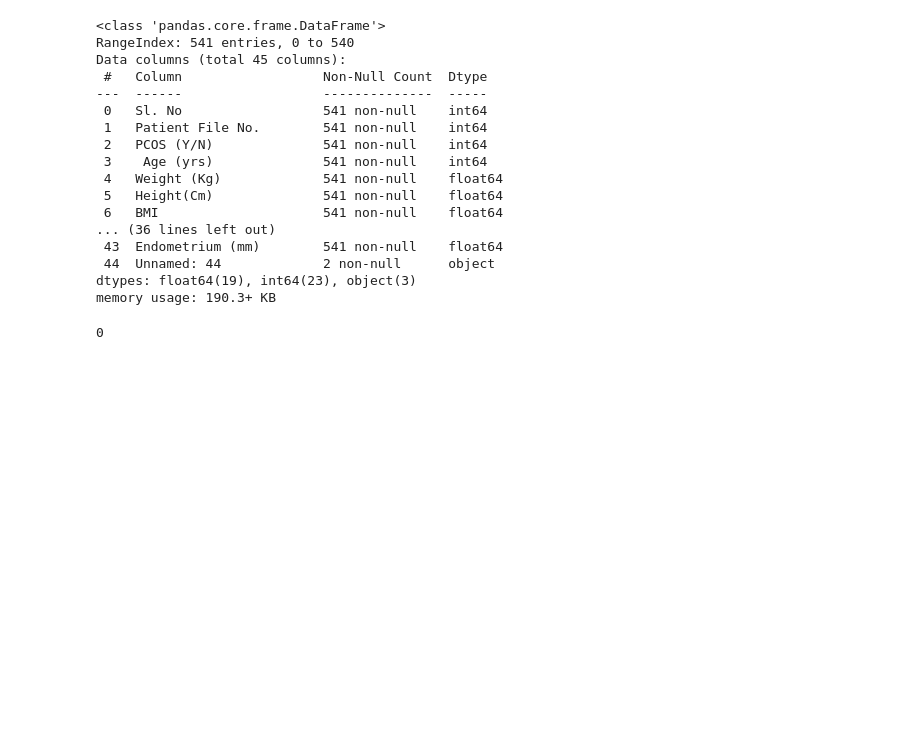
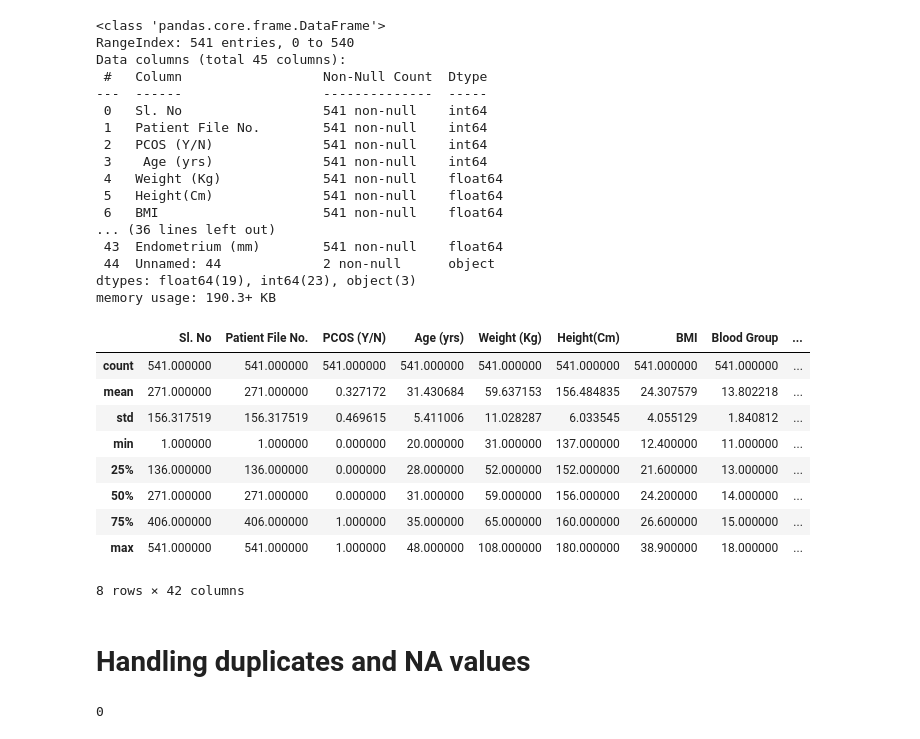
Before and after one commit to stacychann/dsa4262_pcos, a Jupyter notebook: Cleaning_EDA.ipynb, the cells around one changed output. Saved outputs shown, nothing was run; the diff lists cells and outputs as text; code cells hidden in the pictures; blank space fills up the shorter version.

```diff
--- a/Cleaning_EDA.ipynb
+++ b/Cleaning_EDA.ipynb
@@ -50,6 +40,21 @@ Data columns (total 45 columns):
  44  Unnamed: 44             2 non-null      object
 dtypes: float64(19), int64(23), object(3)
 memory usage: 190.3+ KB
+# %%
+df.describe()
+# %% [output]
+|  | Sl. No | Patient File No. | PCOS (Y/N) | Age (yrs) | Weight (Kg) | Height(Cm) | BMI | Blood Group | ... |
+| count | 541.000000 | 541.000000 | 541.000000 | 541.000000 | 541.000000 | 541.000000 | 541.000000 | 541.000000 | ... |
+| mean | 271.000000 | 271.000000 | 0.327172 | 31.430684 | 59.637153 | 156.484835 | 24.307579 | 13.802218 | ... |
+| std | 156.317519 | 156.317519 | 0.469615 | 5.411006 | 11.028287 | 6.033545 | 4.055129 | 1.840812 | ... |
+| min | 1.000000 | 1.000000 | 0.000000 | 20.000000 | 31.000000 | 137.000000 | 12.400000 | 11.000000 | ... |
+| 25% | 136.000000 | 136.000000 | 0.000000 | 28.000000 | 52.000000 | 152.000000 | 21.600000 | 13.000000 | ... |
+| 50% | 271.000000 | 271.000000 | 0.000000 | 31.000000 | 59.000000 | 156.000000 | 24.200000 | 14.000000 | ... |
+| 75% | 406.000000 | 406.000000 | 1.000000 | 35.000000 | 65.000000 | 160.000000 | 26.600000 | 15.000000 | ... |
+| max | 541.000000 | 541.000000 | 1.000000 | 48.000000 | 108.000000 | 180.000000 | 38.900000 | 18.000000 | ... |
+8 rows × 42 columns
+# %% [markdown]
+# Handling duplicates and NA values
 # %%
 df.duplicated().sum()
 # %% [output]
```
Also changed, not shown: parts of 16 cells of this notebook, 1 other file.
